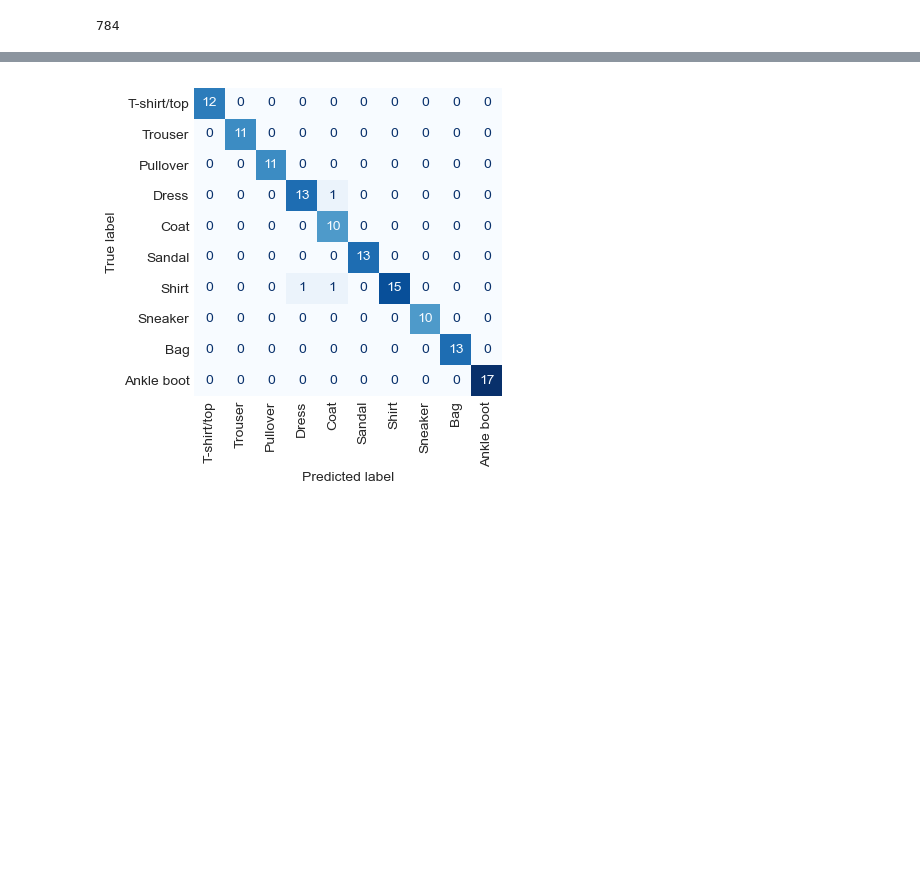
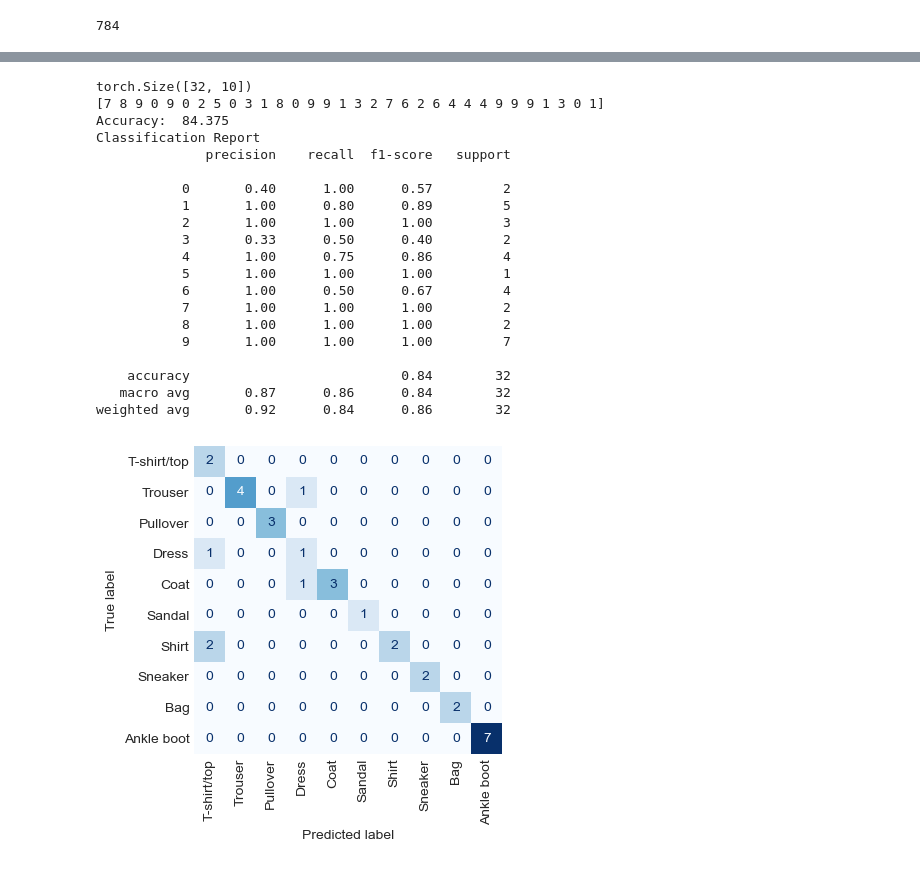
Before and after one commit to sngrajesh/DeepLearningAndNeuralNetworks, a Jupyter notebook: Assignment/8028_Rajesh_A06.ipynb, the cells around one changed output, grey strips where cells are left out. Cells and saved outputs as stored; diff of their text form; code cells hidden in the pictures; blank space fills up the shorter version.

```diff
--- a/Assignment/8028_Rajesh_A06.ipynb
+++ b/Assignment/8028_Rajesh_A06.ipynb
@@ -352,28 +411,36 @@ class Model(nn.Module):
         super(Model, self).__init__()
 
         # Set 1
-        dor1 = 0.3
+        dor1 = 0.2
         self.layer1 = nn.Linear(input_dim, 392)
+        self.bn1 = nn.BatchNorm1d(392) # Size same as from layer1
         self.actv1 = nn.ReLU()
         self.do1 = nn.Dropout(dor1)
-        self.bn1 = nn.BatchNorm1d(392) # Size same as from layer1
 
         # Set 2
         dor2 = 0.3
         self.layer2 = nn.Linear(392, 196)
+        self.bn2 = nn.BatchNorm1d(196) # Size same as o/p from layer2
         self.actv2 = nn.ReLU()
         self.do2 = nn.Dropout(dor2)
-        self.bn2 = nn.BatchNorm1d(196) # Size same as o/p from layer2
 
         # Set 3
-        dor3 = 0.5
+        dor3 = 0.4
         self.layer3 = nn.Linear(196, 98)
+        self.bn3 = nn.BatchNorm1d(98) # Size same as o/p from layer3
         self.actv3 = nn.ReLU()
         self.do3 = nn.Dropout(dor3)
-        self.bn3 = nn.BatchNorm1d(98) # Size same as o/p from layer3
 
         # Set 4
+        dor4 = 0.5
         self.layer4 = nn.Linear(98, 10)
+        self.bn4 = nn.BatchNorm1d(10) # Size same as o/p from layer4
+        self.actv4 = nn.ReLU()
+        self.do4 = nn.Dropout(dor4)
+
+        # Set 5
+        self.layer5 = nn.Linear(10, 10)
+
 
 
     def forward(self, x):
@@ -397,6 +464,13 @@ class Model(nn.Module):
 
         # Set 4
         x = self.layer4(x)
+        x = self.bn4(x)     # Batch Norm
+        x = self.actv4(x)
+        x = self.do4(x)
+
+        # Set 5
+        x = self.layer5(x)
+
         return x
 # %%
 model = Model(input_dim).to(device=device)
@@ -470,0 +521,3 @@ torch.Size([10])
+# %%
+model_path = os.path.join(modelDir, subDir, f'torch_Mnist_regularized_{torch.version.cuda}.pth')
+model_path
@@ -649,10 +692,44 @@ weighted avg       0.98      0.98      0.98       128
 # %%
+outputs = model(test_X)
+print(outputs.shape)
+
+
+y_pred = torch.argmax(outputs, dim=1).cpu().numpy() #outputs.cpu().detach().numpy()
+print(y_pred)
+
+
+y_true = test_y.cpu().numpy()
+
+print('Accuracy: ',accuracy_score(y_true, y_pred)*100)
+print('Classification Report')
+print(classification_report(y_true, y_pred))
+
 # Confusion Matrix
 
 cm = confusion_matrix(y_true, y_pred)
 disp = ConfusionMatrixDisplay(confusion_matrix=cm,display_labels=class_names.values())
 
 disp.plot(cmap= 'Blues', xticks_rotation = 'vertical', colorbar = False)
 plt.grid(False)
 # %% [output]
+torch.Size([32, 10])
+[7 8 9 0 9 0 2 5 0 3 1 8 0 9 9 1 3 2 7 6 2 6 4 4 4 9 9 9 1 3 0 1]
+Accuracy:  84.375
+Classification Report
+              precision    recall  f1-score   support
+
+           0       0.40      1.00      0.57         2
+           1       1.00      0.80      0.89         5
+           2       1.00      1.00      1.00         3
+           3       0.33      0.50      0.40         2
+           4       1.00      0.75      0.86         4
+           5       1.00      1.00      1.00         1
+           6       1.00      0.50      0.67         4
+           7       1.00      1.00      1.00         2
+           8       1.00      1.00      1.00         2
+           9       1.00      1.00      1.00         7
+
+    accuracy                           0.84        32
+   macro avg       0.87      0.86      0.84        32
+weighted avg       0.92      0.84      0.86        32
-[figure, old version]
+[figure, new version]
```
Also changed, not shown: parts of 50 cells of this notebook, 7 other files.
